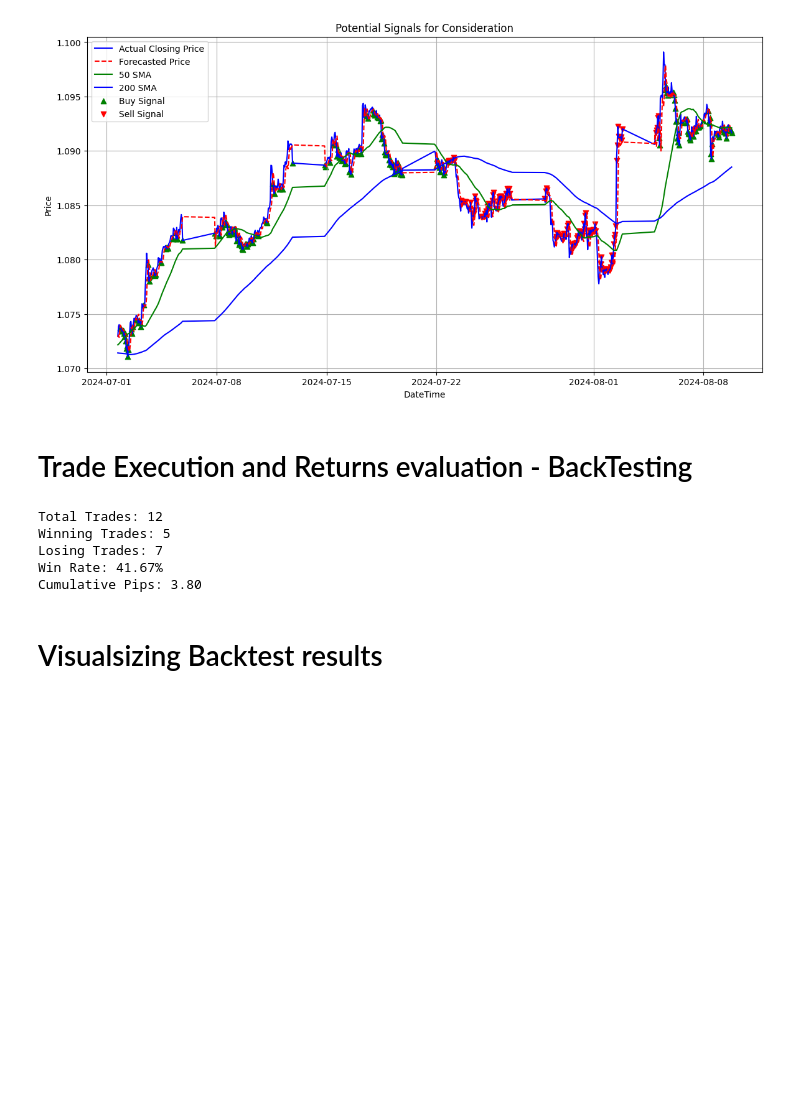
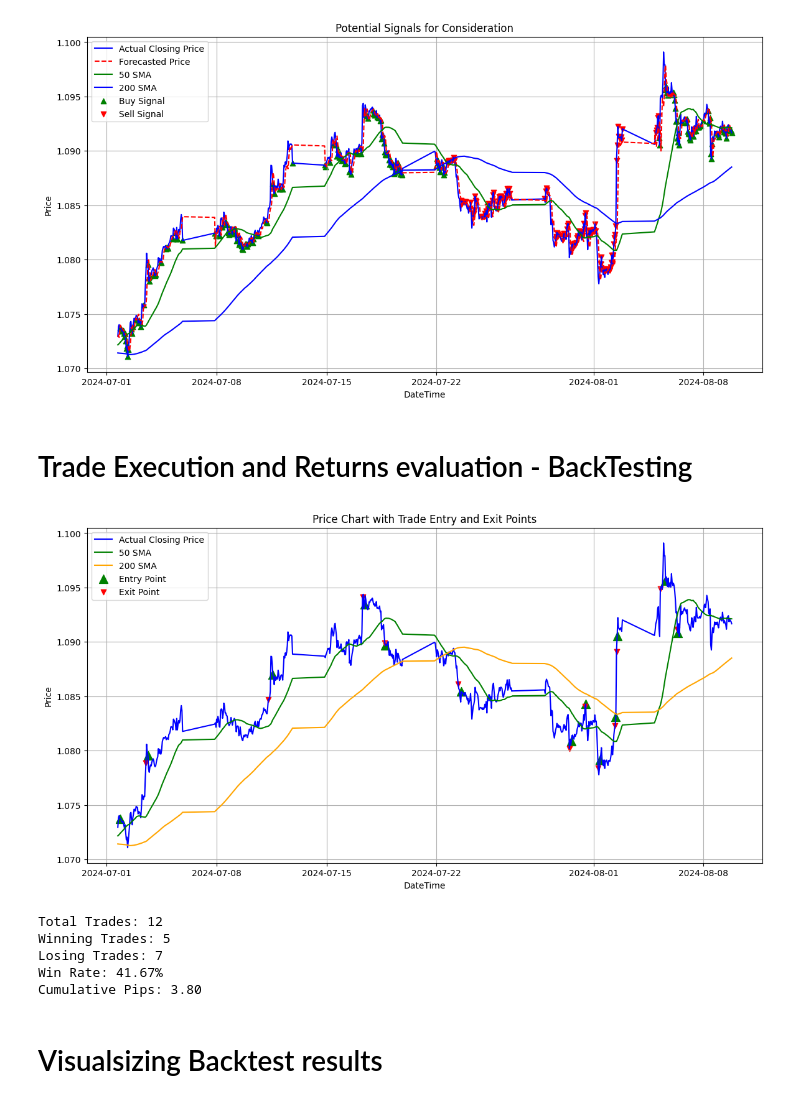
Before and after one commit to D-Mutabazi/Data-Engineering-Projects-and-Coursework, a Jupyter notebook: MLR_forecast.ipynb, the cells around one changed output. Saved outputs shown, nothing was run; the diff lists cells and outputs as text; code cells hidden in the pictures; blank space fills up the shorter version.

Commit message:
Entry and exit points of trades executed added

```diff
--- a/MLR_forecast.ipynb
+++ b/MLR_forecast.ipynb
@@ -228,7 +228,8 @@ pips_per_trade = 0  # To track pips gained/lost in each trade
 cumulative_pips = 0  # To track cumulative pips gained/lost over time
 pips_list = []  # Track pips gained/lost per trade
 
-
+entry_points = []  # Track entry points for plotting
+exit_points = []  # Track exit points for plotting
 
 # Define take profit and stop loss (in pips)
 take_profit_pips = 50
@@ -243,10 +244,18 @@ for i in range(len(y_test)):
         position = 'long'
         entry_price = y_test.iloc[i]  # Enter at the current price
 
+        entry_time = time_test.iloc[i]
+        entry_points.append((entry_time, entry_price))  # Track entry point
+
+
     # Sell Signal (Enter Short)
     elif sell_signals[i][0] is not None and position is None:
         position = 'short'
         entry_price = y_test.iloc[i]  # Enter at the current price
+
+        entry_time = time_test.iloc[i]
+        entry_points.append((entry_time, entry_price))  # Track entry point
+
 
     # Exit Long Position
     elif position == 'long':
@@ -258,33 +267,62 @@ for i in range(len(y_test)):
         if pips_per_trade >= take_profit_pips or pips_per_trade <= -stop_loss_pips:
             cumulative_pips += pips_per_trade
             pips_list.append(pips_per_trade)
+            exit_points.append((time_test.iloc[i], y_test.iloc[i]))  # Track exit point
             position = None  # Exit position after trade
 
     # Exit Short Position
     elif position == 'short':
         # Calculate pips gained (inverse for short position)
         price_diff = entry_price - y_test.iloc[i]
         pips_per_trade = price_diff / pip_value
 
         # Check if take profit or stop loss is hit
         if pips_per_trade >= take_profit_pips or pips_per_trade <= -stop_loss_pips:
             cumulative_pips += pips_per_trade
             pips_list.append(pips_per_trade)
+            exit_points.append((time_test.iloc[i], y_test.iloc[i]))  # Track exit point
+
             position = None  # Exit position after trade
+
+# After the loop: Plotting the results
+
+# Extract entry and exit times and prices for plotting
+entry_times = [point[0] for point in entry_points]
+entry_prices = [point[1] for point in entry_points]
+exit_times = [point[0] for point in exit_points]
+exit_prices = [point[1] for point in exit_points]
+
+# Plot the price chart with entry and exit points
+plt.figure(figsize=(14, 7))
+plt.plot(resultsDataFrame['Date and Time'], resultsDataFrame['Actual closing'], label='Actual Closing Price', color='blue')
+plt.plot(resultsDataFrame['Date and Time'], resultsDataFrame['50 SMA'], label='50 SMA', color='green', linestyle='-')
+plt.plot(resultsDataFrame['Date and Time'], resultsDataFrame['200 SMA'], label='200 SMA', color='orange', linestyle='-')
+
+# Plot buy and sell signals
+plt.scatter(entry_times, entry_prices, marker='^', color='green', label='Entry Point', alpha=1, s=100)
+plt.scatter(exit_times, exit_prices, marker='v', color='red', label='Exit Point', alpha=1, s=100)
+
+plt.xlabel('DateTime')
+plt.ylabel('Price')
+plt.title('Price Chart with Trade Entry and Exit Points')
+plt.legend()
+plt.grid(True)
+plt.show()
 
 # After the loop: Analyze the strategy performance
 total_trades = len(pips_list)
 winning_trades = len([p for p in pips_list if p > 0])
 losing_trades = total_trades - winning_trades
 win_rate = winning_trades / total_trades if total_trades > 0 else 0
 
 # Display the backtesting results
 print(f"Total Trades: {total_trades}")
 print(f"Winning Trades: {winning_trades}")
 print(f"Losing Trades: {losing_trades}")
 print(f"Win Rate: {win_rate * 100:.2f}%")
 print(f"Cumulative Pips: {cumulative_pips:.2f}")
 # %% [output]
+[figure, added]
 Total Trades: 12
 Winning Trades: 5
 Losing Trades: 7
```
